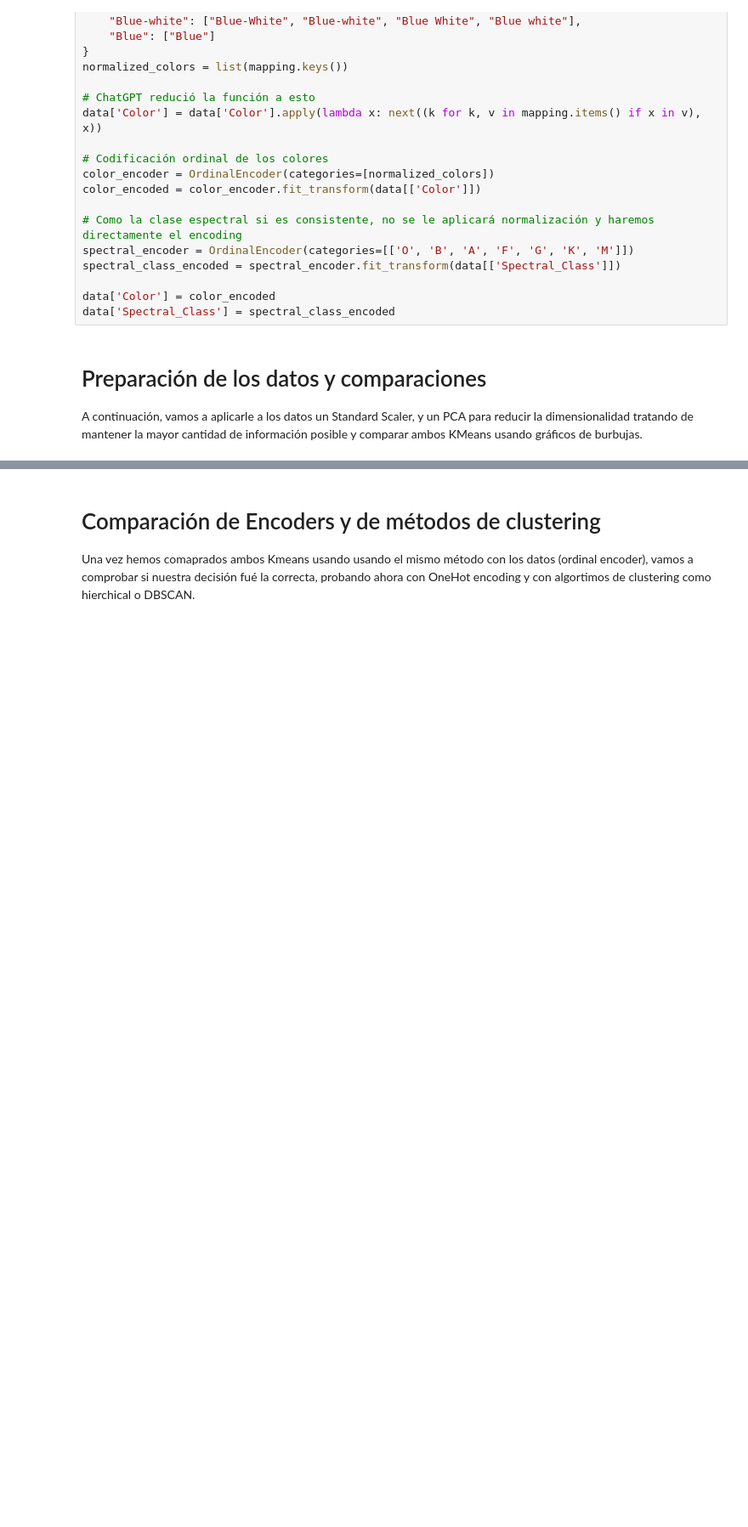
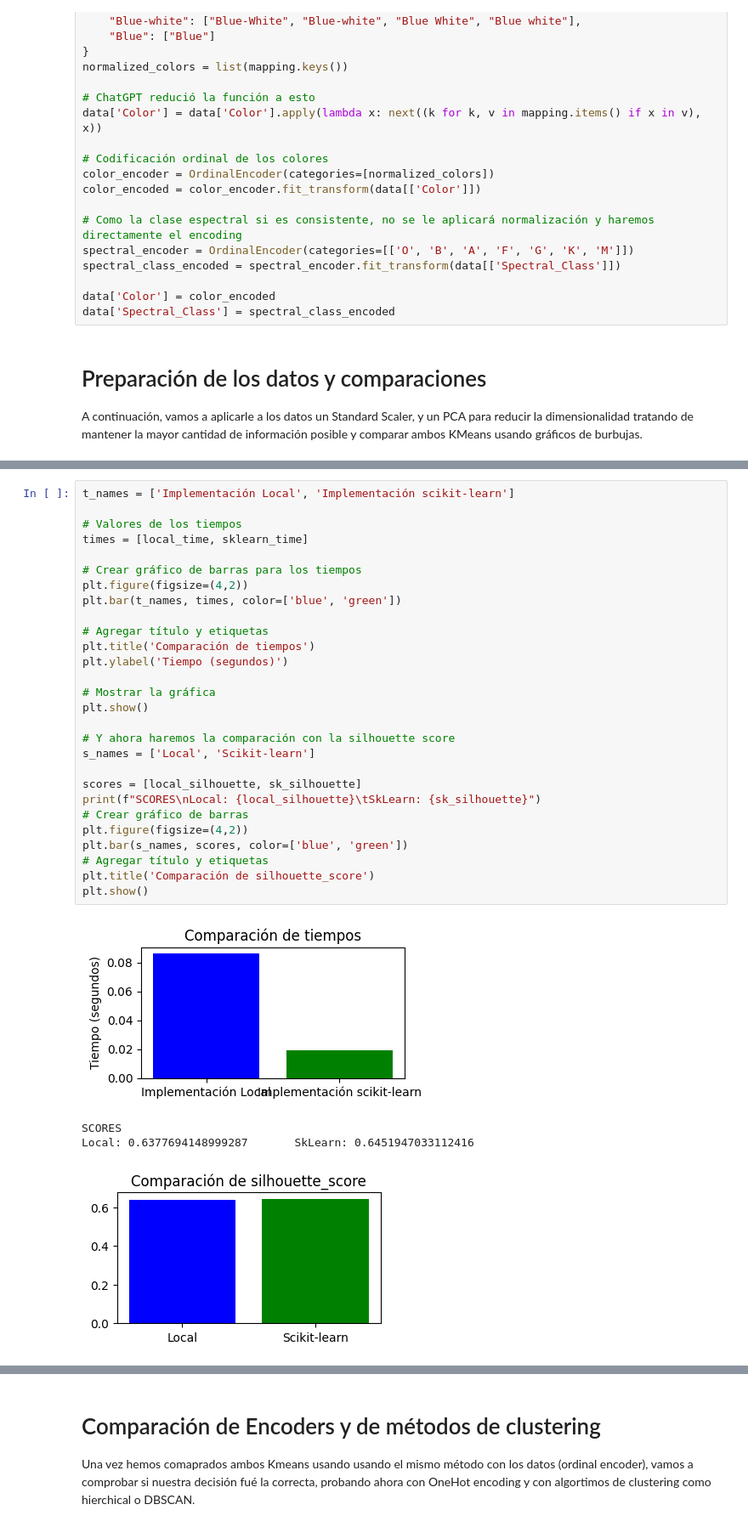
Before and after one commit to 100472175/ML-82-17-2, a Jupyter notebook: Stars.ipynb, the cells around one changed output, grey strips where cells are left out. Shown: that part at 85% size. Cells and saved outputs as stored; diff of their text form; blank space fills up the shorter version.

```diff
--- a/Stars.ipynb
+++ b/Stars.ipynb
@@ -154,0 +168,33 @@ plt.show()
+# %%
+t_names = ['Implementación Local', 'Implementación scikit-learn']
+
+# Valores de los tiempos
+times = [local_time, sklearn_time]
+
+# Crear gráfico de barras para los tiempos
+plt.figure(figsize=(4,2))
+plt.bar(t_names, times, color=['blue', 'green'])
+
+# Agregar título y etiquetas
+plt.title('Comparación de tiempos')
+plt.ylabel('Tiempo (segundos)')
+
+# Mostrar la gráfica
+plt.show()
+
+# Y ahora haremos la comparación con la silhouette score
+s_names = ['Local', 'Scikit-learn']
+
+scores = [local_silhouette, sk_silhouette]
+print(f"SCORES\nLocal: {local_silhouette}\tSkLearn: {sk_silhouette}")
+# Crear gráfico de barras
+plt.figure(figsize=(4,2))
+plt.bar(s_names, scores, color=['blue', 'green'])
+# Agregar título y etiquetas
+plt.title('Comparación de silhouette_score')
+plt.show()
+# %% [output]
+[figure, added]
+SCORES
+Local: 0.6377694148999287       SkLearn: 0.6451947033112416
+[figure, added]
```
Also changed, not shown: parts of 13 cells of this notebook.
